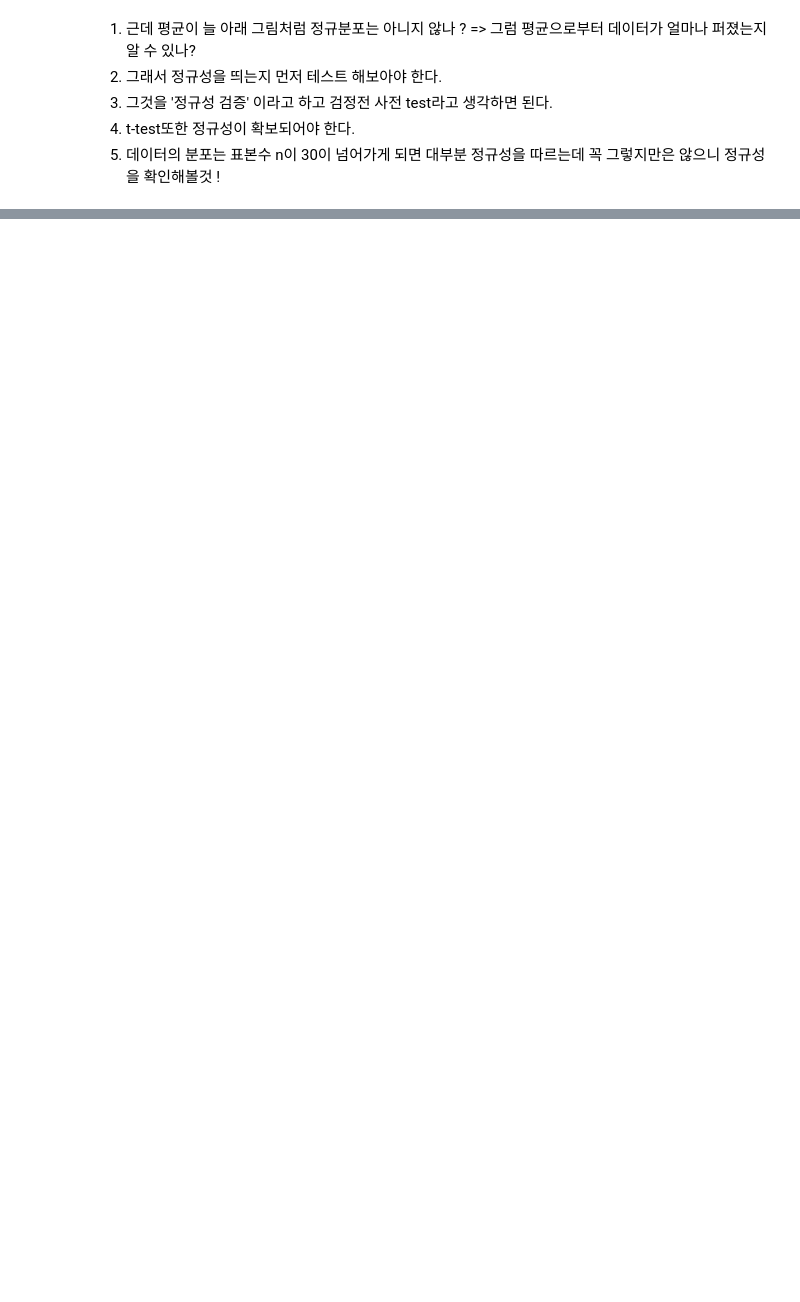
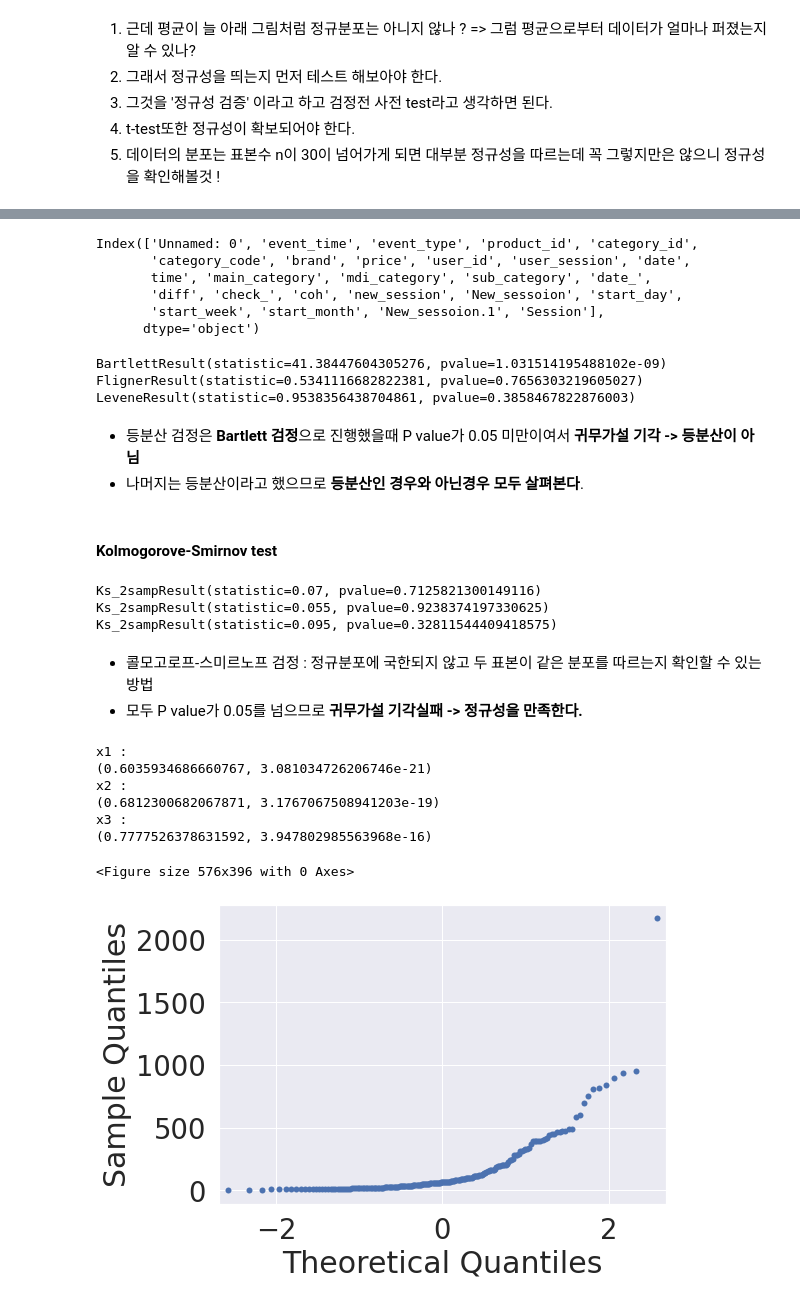
Before and after one commit to syh0397/Statistic_python, a Jupyter notebook: 6_Anova_test_ipynb.ipynb, the cells around one changed output, grey strips where cells are left out. Drawn from its saved outputs; the diff is of its cells as text; code cells hidden in the pictures; blank space fills up the shorter version.

```diff
--- a/6_Anova_test_ipynb.ipynb
+++ b/6_Anova_test_ipynb.ipynb
@@ -169,0 +129,3 @@ Normality_taxis('total')
+# %%
+df = pd.read_csv('/content/drive/MyDrive/DATA/df_sessioned.csv')
+df.head()
@@ -169,0 +139,55 @@ Normality_taxis('total')
+# %%
+df.columns
+# %% [output]
+Index(['Unnamed: 0', 'event_time', 'event_type', 'product_id', 'category_id',
+       'category_code', 'brand', 'price', 'user_id', 'user_session', 'date',
+       time', 'main_category', 'mdi_category', 'sub_category', 'date_',
+       'diff', 'check_', 'coh', 'new_session', 'New_sessoion', 'start_day',
+       'start_week', 'start_month', 'New_sessoion.1', 'Session'],
+      dtype='object')
+# %%
+x1 = df.price.sample(n=200, random_state = 424)
+x2 = df.price.sample(n=200, random_state = 111)
+x3 = df.price.sample(n=200, random_state = 6666)
+# %%
+# 등분산 검정
+print(stats.bartlett(x1,x2,x3),
+      stats.fligner(x1, x2, x3) ,
+      stats.levene(x1, x2, x3), sep="\n")
+# %% [output]
+BartlettResult(statistic=41.38447604305276, pvalue=1.031514195488102e-09)
+FlignerResult(statistic=0.5341116682822381, pvalue=0.7656303219605027)
+LeveneResult(statistic=0.9538356438704861, pvalue=0.3858467822876003)
+# %% [markdown]
+- 등분산 검정은 **Bartlett 검정**으로 진행했을때 P value가 0.05 미만이여서 **귀무가설 기각 -> 등분산이 아님**
+- 나머지는 등분산이라고 했으므로 **등분산인 경우와 아닌경우 모두 살펴본다**.
+# %% [markdown]
+#### Kolmogorove-Smirnov test
+# %%
+# 정규성 검정
+print(stats.ks_2samp(x1, x2),
+      stats.ks_2samp(x1, x3),
+      stats.ks_2samp(x3, x2),  sep="\n")
+# %% [output]
+Ks_2sampResult(statistic=0.07, pvalue=0.7125821300149116)
+Ks_2sampResult(statistic=0.055, pvalue=0.9238374197330625)
+Ks_2sampResult(statistic=0.095, pvalue=0.32811544409418575)
+# %% [markdown]
+- 콜모고로프-스미르노프 검정 : 정규분포에 국한되지 않고 두 표본이 같은 분포를 따르는지 확인할 수 있는 방법
+- 모두 P value가 0.05를 넘으므로 **귀무가설 기각실패 -> 정규성을 만족한다.**
+# %%
+print("x1 : ", stats.shapiro(x1),"x2 : ",stats.shapiro(x2),"x3 : ",stats.shapiro(x3),sep="\n")
+# %% [output]
+x1 :
+(0.6035934686660767, 3.081034726206746e-21)
+x2 :
+(0.6812300682067871, 3.1767067508941203e-19)
+x3 :
+(0.7777526378631592, 3.947802985563968e-16)
+# %%
+fig = plt.figure()
+sm.qqplot(x1)
+py.show()
+# %% [output]
+<Figure size 576x396 with 0 Axes>
+[figure, added]
```
Also changed, not shown: parts of 46 cells of this notebook.
